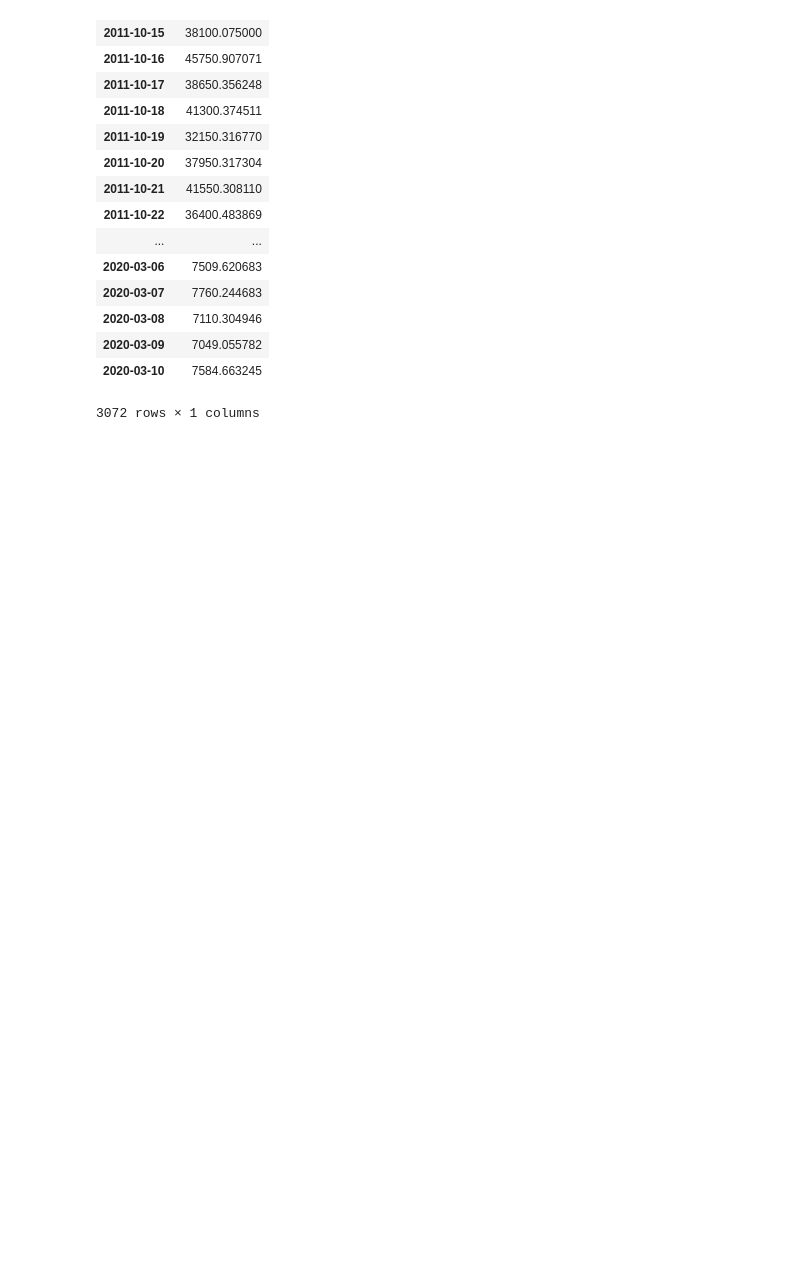
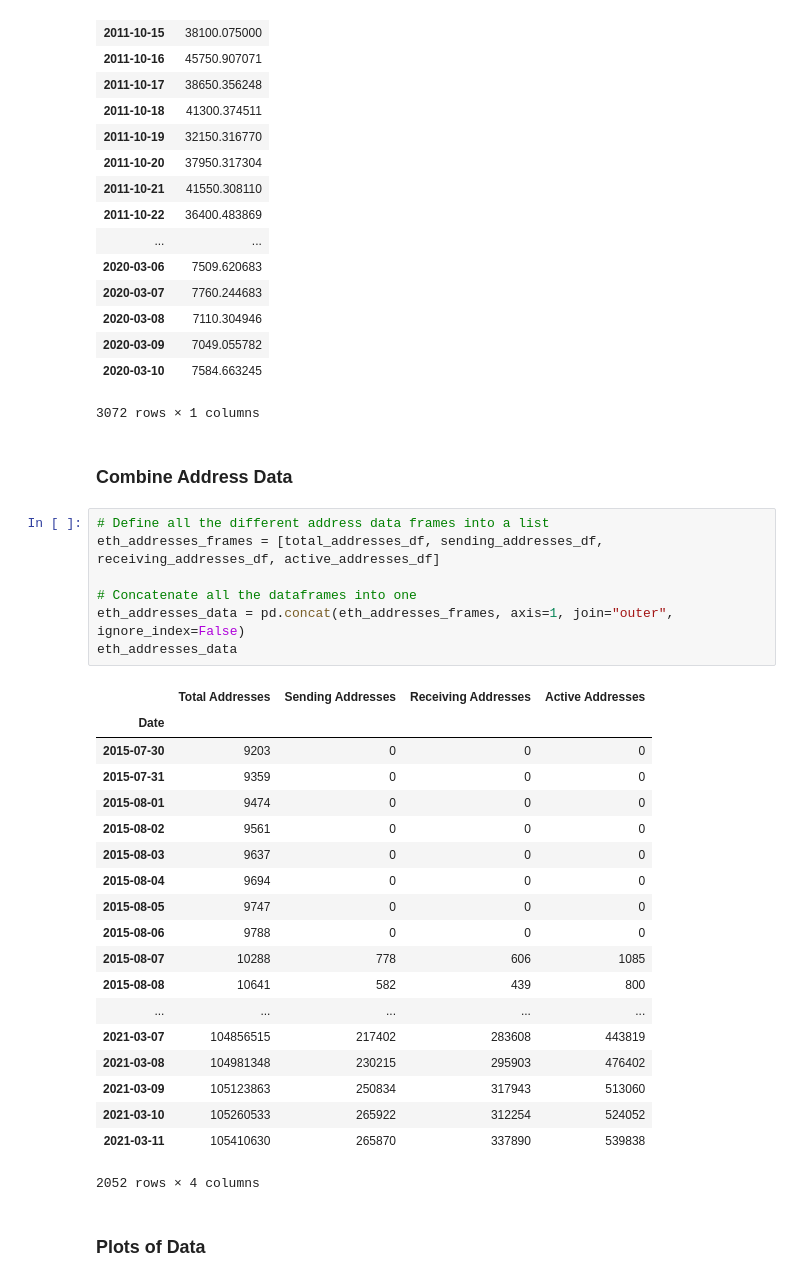
Before and after one commit to glensven/Cryptocurrency_Price_Correlations, a Jupyter notebook: Glen_Codes/Get_Glen_a_condo_3-8.ipynb, the cells around one changed output. Drawn from its saved outputs; the diff is of its cells as text; blank space fills up the shorter version.

```diff
--- a/Glen_Codes/Get_Glen_a_condo_3-8.ipynb
+++ b/Glen_Codes/Get_Glen_a_condo_3-8.ipynb
@@ -295,3 +464,34 @@ eth_mining_revenue_sum_df
 | 2020-03-09 | 7049.055782 |
 | 2020-03-10 | 7584.663245 |
 3072 rows × 1 columns
+# %% [markdown]
+### Combine Address Data
+# %%
+# Define all the different address data frames into a list
+eth_addresses_frames = [total_addresses_df, sending_addresses_df, receiving_addresses_df, active_addresses_df]
+
+# Concatenate all the dataframes into one
+eth_addresses_data = pd.concat(eth_addresses_frames, axis=1, join="outer", ignore_index=False)
+eth_addresses_data
+# %% [output]
+|  | Total Addresses | Sending Addresses | Receiving Addresses | Active Addresses |
+| Date |  |  |  |  |
+| 2015-07-30 | 9203 | 0 | 0 | 0 |
+| 2015-07-31 | 9359 | 0 | 0 | 0 |
+| 2015-08-01 | 9474 | 0 | 0 | 0 |
+| 2015-08-02 | 9561 | 0 | 0 | 0 |
+| 2015-08-03 | 9637 | 0 | 0 | 0 |
+| 2015-08-04 | 9694 | 0 | 0 | 0 |
+| 2015-08-05 | 9747 | 0 | 0 | 0 |
+| 2015-08-06 | 9788 | 0 | 0 | 0 |
+| 2015-08-07 | 10288 | 778 | 606 | 1085 |
+| 2015-08-08 | 10641 | 582 | 439 | 800 |
+| ... | ... | ... | ... | ... |
+| 2021-03-07 | 104856515 | 217402 | 283608 | 443819 |
+| 2021-03-08 | 104981348 | 230215 | 295903 | 476402 |
+| 2021-03-09 | 105123863 | 250834 | 317943 | 513060 |
+| 2021-03-10 | 105260533 | 265922 | 312254 | 524052 |
+| 2021-03-11 | 105410630 | 265870 | 337890 | 539838 |
+2052 rows × 4 columns
+# %% [markdown]
+### Plots of Data
```
Also changed, not shown: parts of 19 cells of this notebook.
